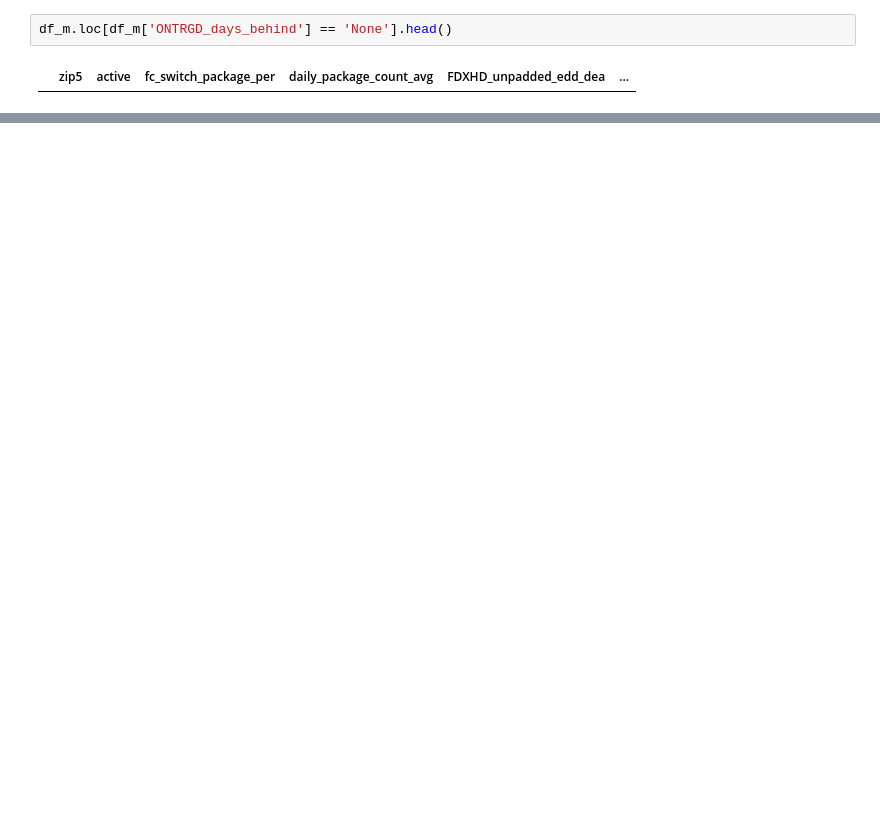
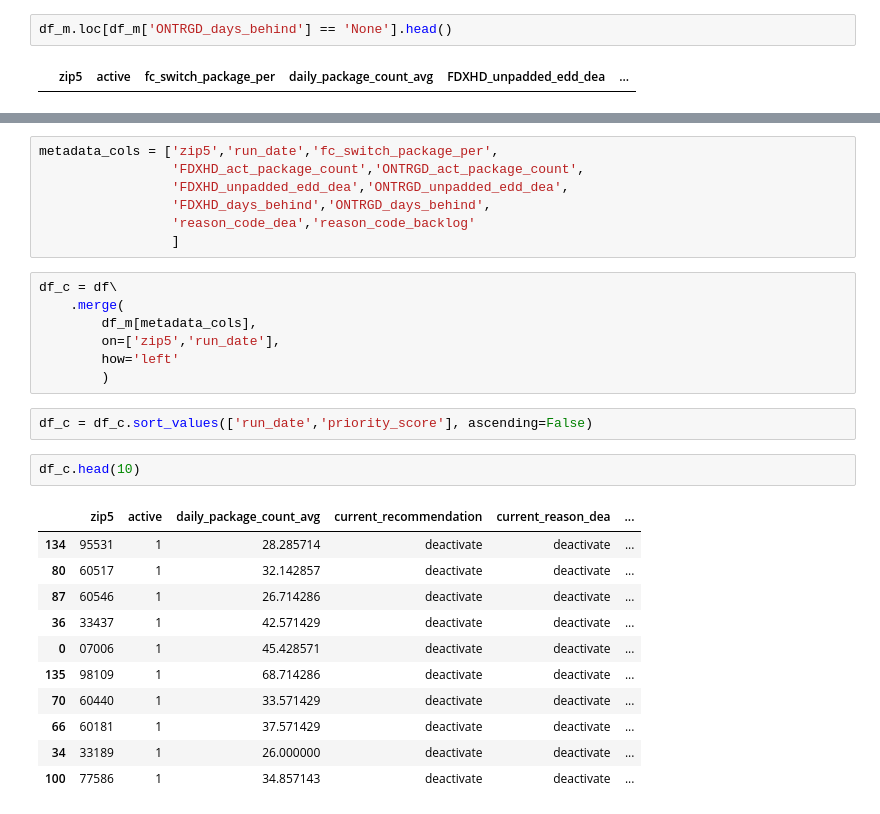
Before and after one commit to ogunes-chwy/zipcar, a Jupyter notebook: debug_recommendations.ipynb, the cells around one changed output, grey strips where cells are left out. Cells and saved outputs as stored; diff of their text form; blank space fills up the shorter version.

Commit message:
added metadata to final zip rec output for visibility

```diff
--- a/debug_recommendations.ipynb
+++ b/debug_recommendations.ipynb
@@ -360,0 +356,30 @@ backlog_df
+# %%
+metadata_cols = ['zip5','run_date','fc_switch_package_per',
+                 'FDXHD_act_package_count','ONTRGD_act_package_count',
+                 'FDXHD_unpadded_edd_dea','ONTRGD_unpadded_edd_dea',
+                 'FDXHD_days_behind','ONTRGD_days_behind',
+                 'reason_code_dea','reason_code_backlog'
+                 ]
+# %%
+df_c = df\
+    .merge(
+        df_m[metadata_cols],
+        on=['zip5','run_date'],
+        how='left'
+        )
+# %%
+df_c = df_c.sort_values(['run_date','priority_score'], ascending=False)
+# %%
+df_c.head(10)
+# %% [output]
+|  | zip5 | active | daily_package_count_avg | current_recommendation | current_reason_dea | ... |
+| 134 | 95531 | 1 | 28.285714 | deactivate | deactivate | ... |
+| 80 | 60517 | 1 | 32.142857 | deactivate | deactivate | ... |
+| 87 | 60546 | 1 | 26.714286 | deactivate | deactivate | ... |
+| 36 | 33437 | 1 | 42.571429 | deactivate | deactivate | ... |
+| 0 | 07006 | 1 | 45.428571 | deactivate | deactivate | ... |
+| 135 | 98109 | 1 | 68.714286 | deactivate | deactivate | ... |
+| 70 | 60440 | 1 | 33.571429 | deactivate | deactivate | ... |
+| 66 | 60181 | 1 | 37.571429 | deactivate | deactivate | ... |
+| 34 | 33189 | 1 | 26.000000 | deactivate | deactivate | ... |
+| 100 | 77586 | 1 | 34.857143 | deactivate | deactivate | ... |
```
Also changed, not shown: parts of 26 cells of this notebook, 1 other file.
